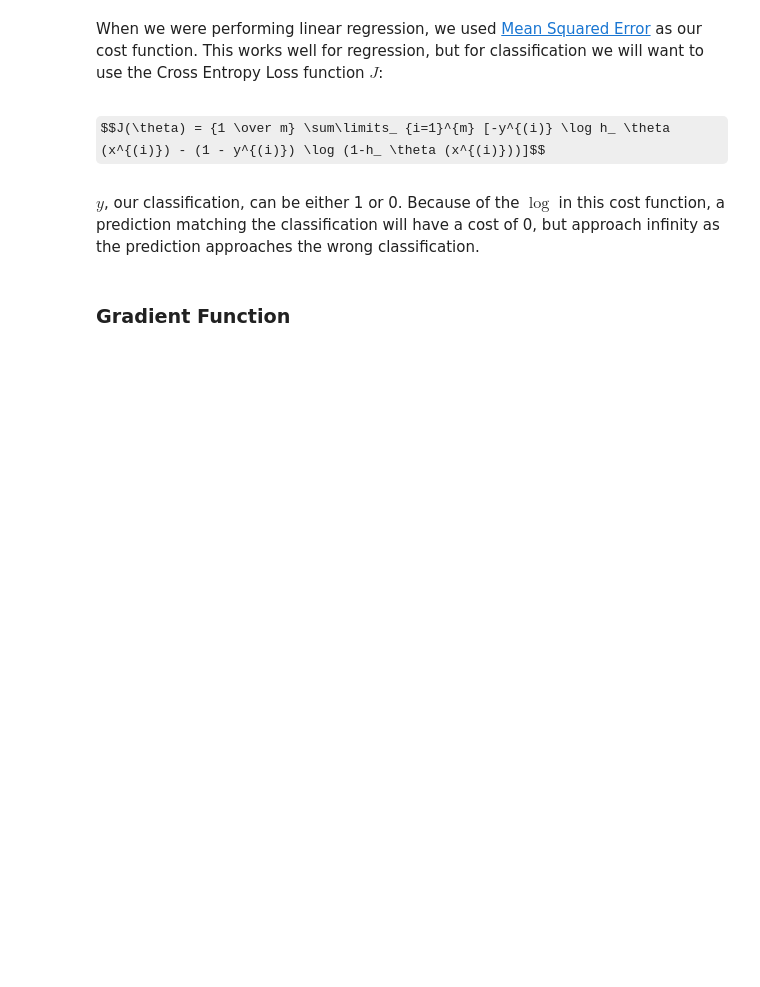
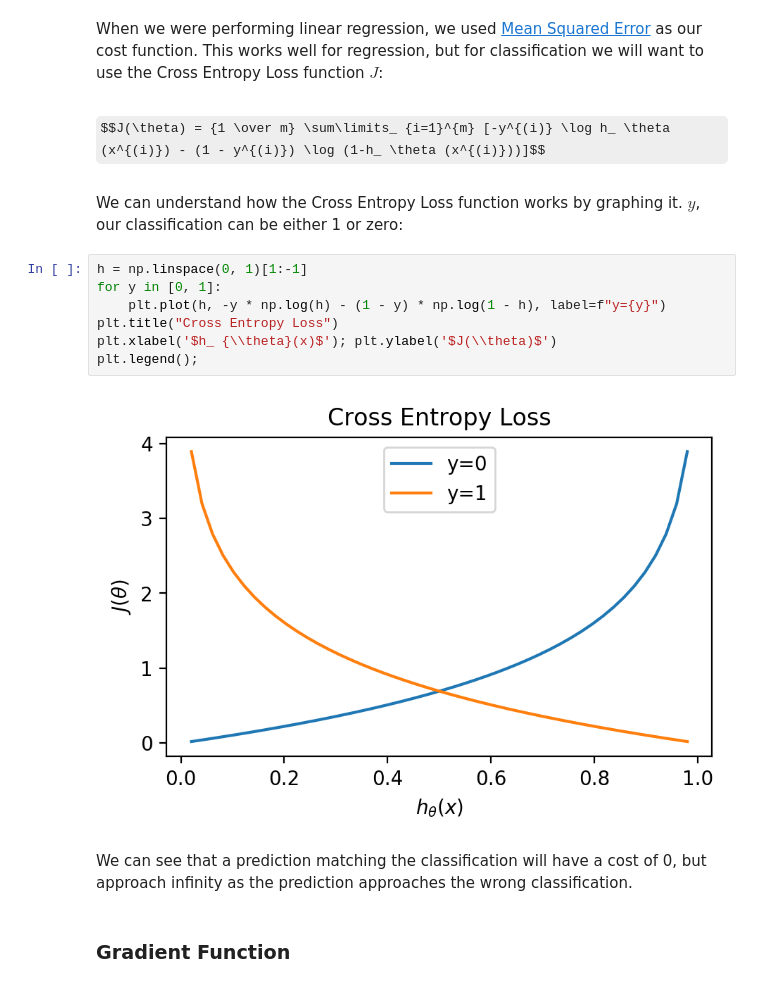
Before and after one commit to teddykoker/blog, a Jupyter notebook: notebooks/multi-class-classification-with-logistic-regression-in-python.ipynb, the cells around one changed output. Cells and saved outputs as stored; diff of their text form; some formulas as TeX source; blank space fills up the shorter version.

Commit message:
added bit on cross entropy loss function

```diff
--- a/notebooks/multi-class-classification-with-logistic-regression-in-python.ipynb
+++ b/notebooks/multi-class-classification-with-logistic-regression-in-python.ipynb
@@ -38,8 +38,19 @@ $$h_ \theta(x) = g(\theta^T x)$$
 When we were performing linear regression, we used [Mean Squared Error](https://en.wikipedia.org/wiki/Mean_squared_error) as our cost function. This works well for regression, but for classification we will want to use the Cross Entropy Loss function $J$:
 # %% [markdown]
 $$J(\theta) = {1 \over m} \sum\limits_ {i=1}^{m} [-y^{(i)} \log h_ \theta (x^{(i)}) - (1 - y^{(i)}) \log (1-h_ \theta (x^{(i)}))]$$
+# %% [markdown]
+We can understand how the Cross Entropy Loss function works by graphing it. $y$, our classification can be either 1 or zero:
+# %%
+h = np.linspace(0, 1)[1:-1]
+for y in [0, 1]:
+    plt.plot(h, -y * np.log(h) - (1 - y) * np.log(1 - h), label=f"y={y}")
+plt.title("Cross Entropy Loss")
+plt.xlabel('$h_ {\\theta}(x)$'); plt.ylabel('$J(\\theta)$')
+plt.legend();
+# %% [output]
+[figure, added]
 # %% [markdown]
-$y$, our classification, can be either 1 or 0. Because of the $\log$ in this cost function, a prediction matching the classification will have a cost of 0, but approach infinity as the prediction approaches the wrong classification.
+We can see that a prediction matching the classification will have a cost of 0, but approach infinity as the prediction approaches the wrong classification.
 # %% [markdown]
 ### Gradient Function
 # %% [markdown]
```
Also changed, not shown: 6 other files.
